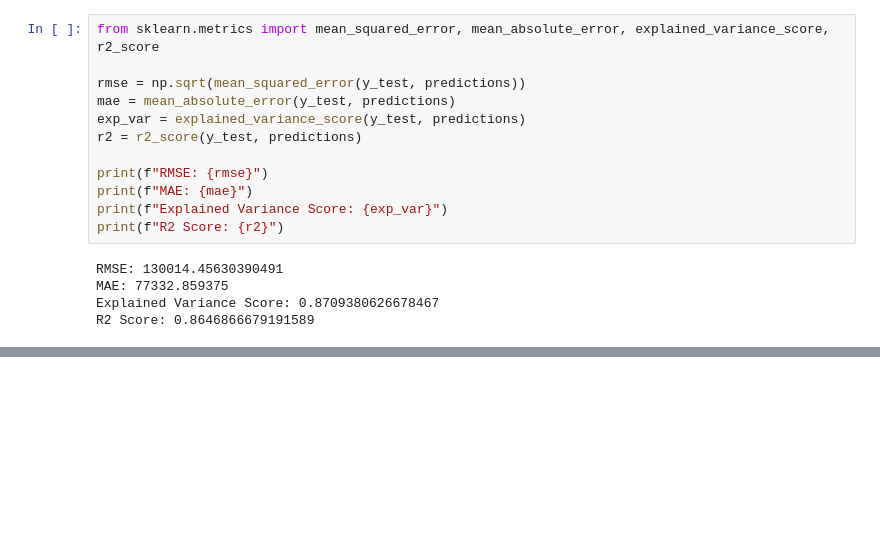
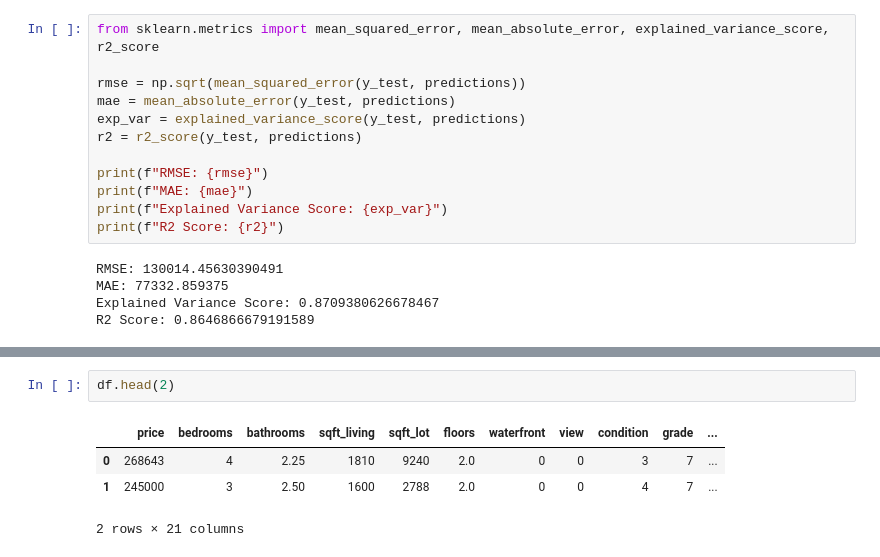
Before and after one commit to tansa1024/CDC-PROJECT, a Jupyter notebook: NN_tabular.ipynb, the cells around one changed output, grey strips where cells are left out. Cells and saved outputs as stored; diff of their text form; blank space fills up the shorter version.

```diff
--- a/NN_tabular.ipynb
+++ b/NN_tabular.ipynb
@@ -231,0 +277,7 @@ new_data.shape
+# %%
+df.head(2)
+# %% [output]
+|  | price | bedrooms | bathrooms | sqft_living | sqft_lot | floors | waterfront | view | condition | grade | ... |
+| 0 | 268643 | 4 | 2.25 | 1810 | 9240 | 2.0 | 0 | 0 | 3 | 7 | ... |
+| 1 | 245000 | 3 | 2.50 | 1600 | 2788 | 2.0 | 0 | 0 | 4 | 7 | ... |
+2 rows × 21 columns
```
Also changed, not shown: parts of 18 cells of this notebook.
